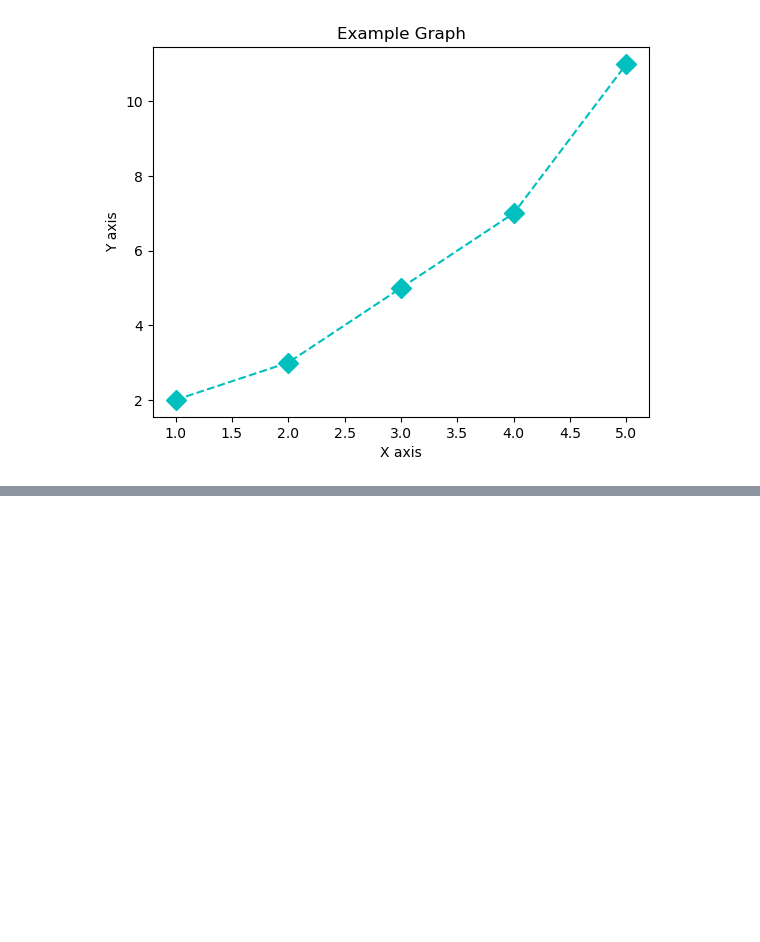
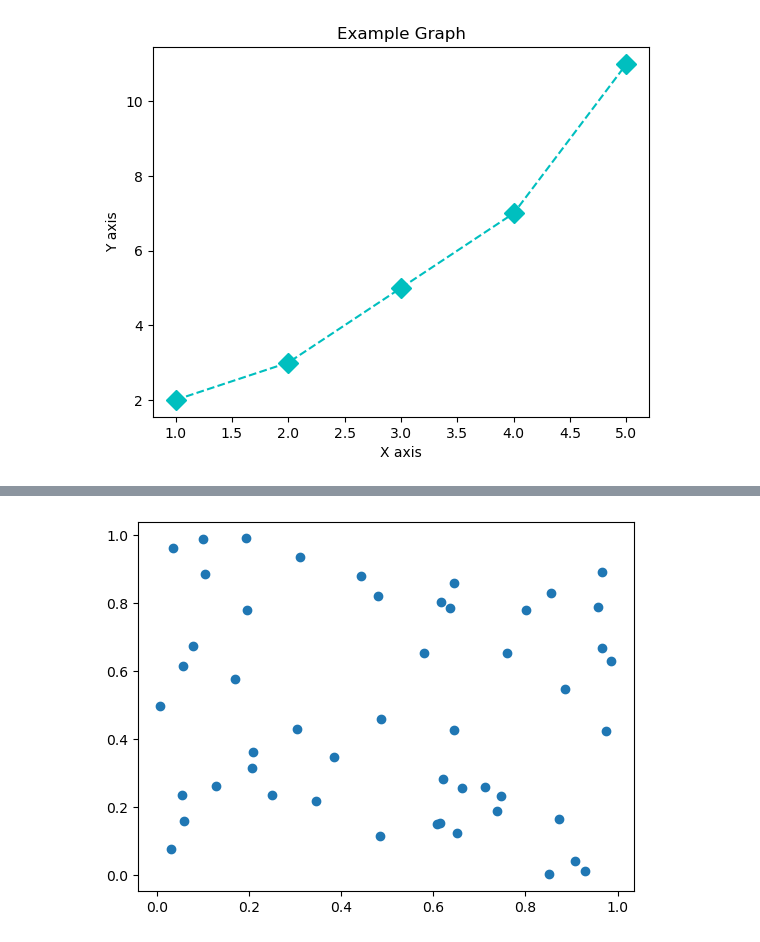
Before and after one commit to ltpham123/data-analytics, a Jupyter notebook: week-07/Ex3A_Plotting_Data.ipynb, the cells around one changed output, grey strips where cells are left out. Saved outputs shown, nothing was run; the diff lists cells and outputs as text; code cells hidden in the pictures; blank space fills up the shorter version.

```diff
--- a/week-07/Ex3A_Plotting_Data.ipynb
+++ b/week-07/Ex3A_Plotting_Data.ipynb
@@ -62,0 +83,8 @@ plt.show()
+# %%
+x = np.random.rand(50)
+y = np.random.rand(50)
+
+plt.scatter(x, y)
+plt.show()
+# %% [output]
+[figure, added]
```
Also changed, not shown: parts of 12 cells of this notebook.
